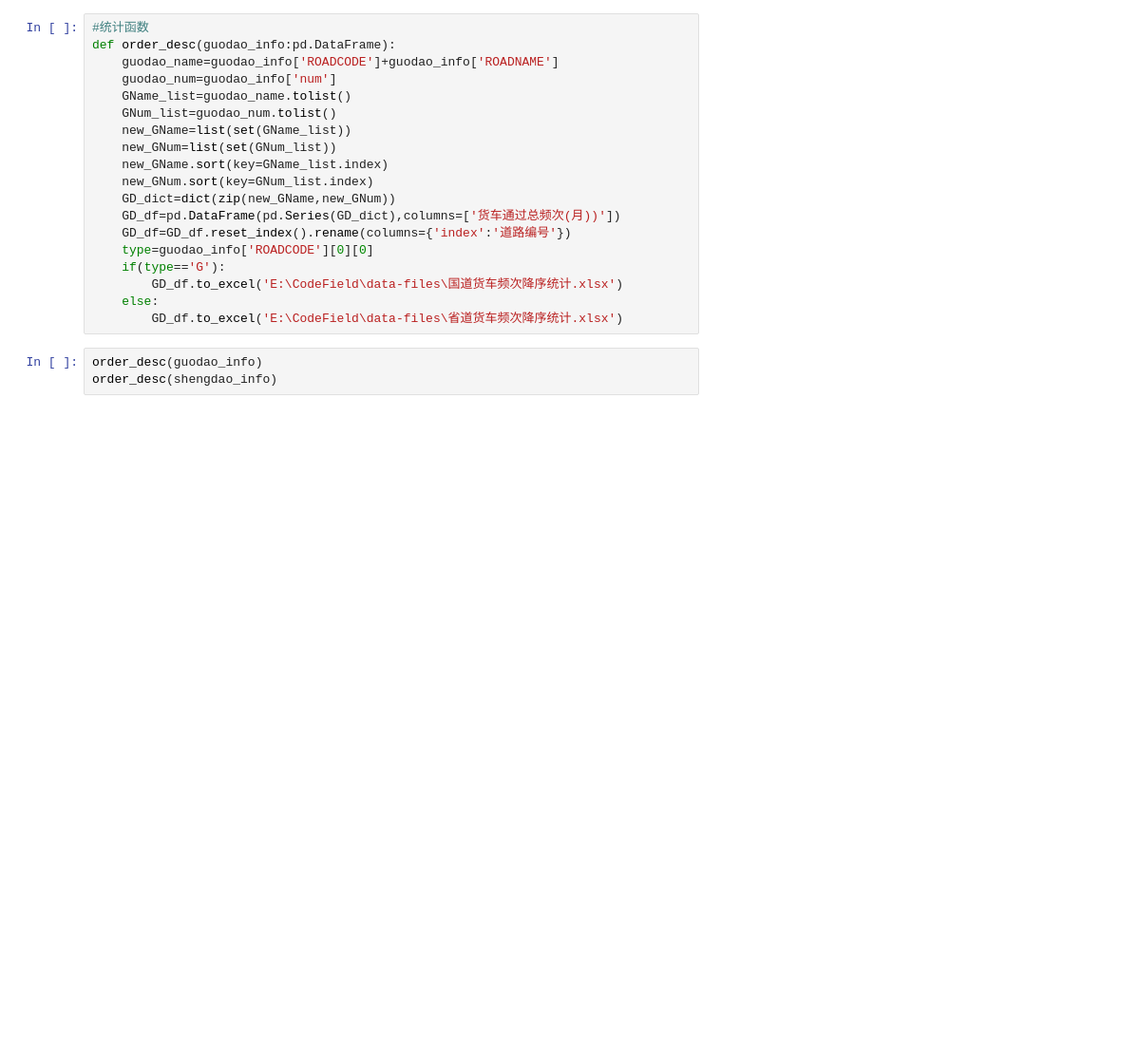
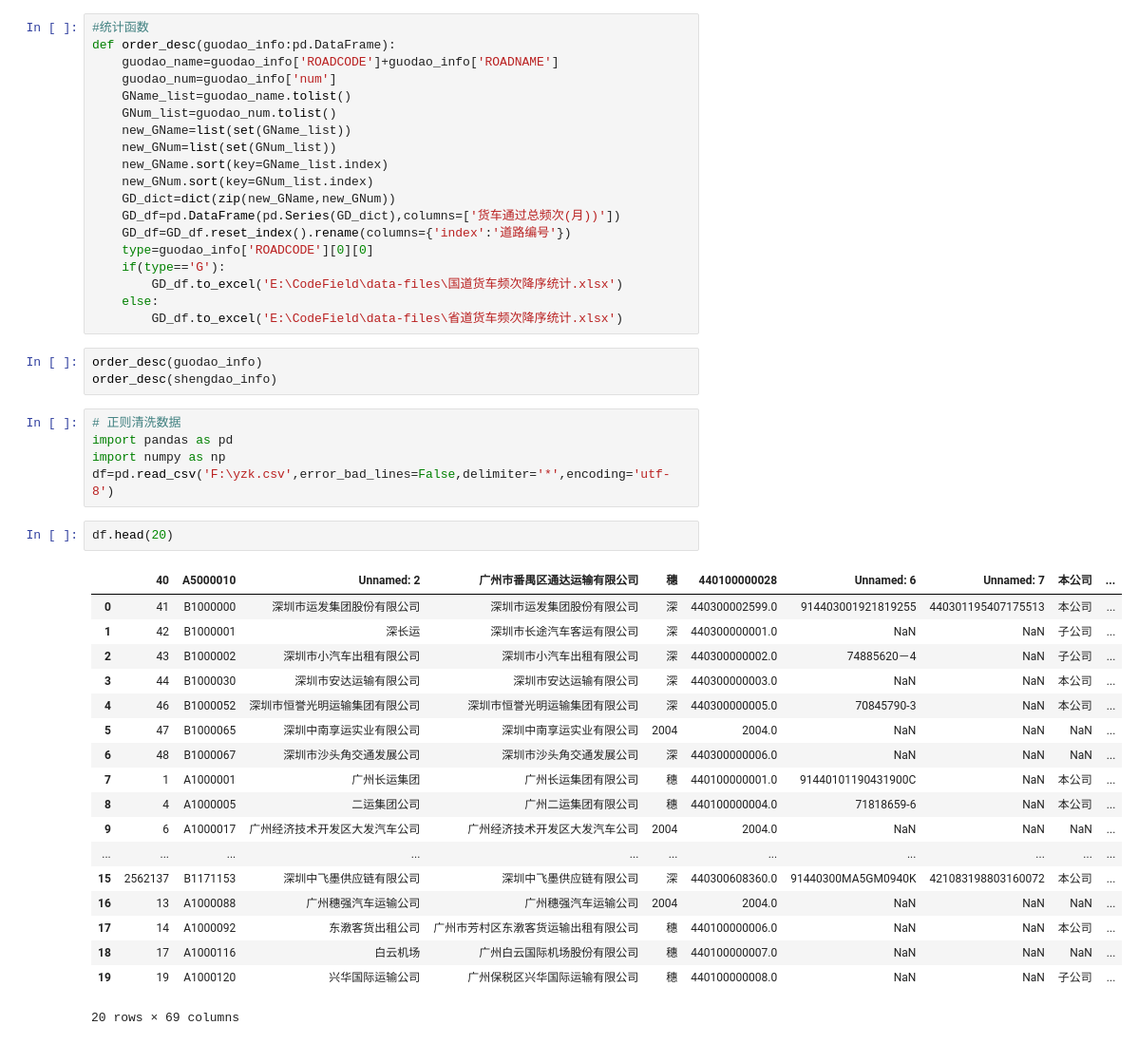
Before and after one commit to uncle-leeeeee/Learning-for-PY, a Jupyter notebook: Oracle数据分析.ipynb, the cells around one changed output. Shown at 95% size. Cells and saved outputs as stored; diff of their text form; blank space fills up the shorter version.

```diff
--- a/Oracle数据分析.ipynb
+++ b/Oracle数据分析.ipynb
@@ -549,3 +655,29 @@ def order_desc(guodao_info:pd.DataFrame):
 # %%
 order_desc(guodao_info)
 order_desc(shengdao_info)
+# %%
+# 正则清洗数据
+import pandas as pd
+import numpy as np
+df=pd.read_csv('F:\yzk.csv',error_bad_lines=False,delimiter='*',encoding='utf-8')
+# %%
+df.head(20)
+# %% [output]
+|  | 40 | A5000010 | Unnamed: 2 | 广州市番禺区通达运输有限公司 | 穗 | 440100000028 | Unnamed: 6 | Unnamed: 7 | 本公司 | ... |
+| 0 | 41 | B1000000 | 深圳市运发集团股份有限公司 | 深圳市运发集团股份有限公司 | 深 | 440300002599.0 | 914403001921819255 | 440301195407175513 | 本公司 | ... |
+| 1 | 42 | B1000001 | 深长运 | 深圳市长途汽车客运有限公司 | 深 | 440300000001.0 | NaN | NaN | 子公司 | ... |
+| 2 | 43 | B1000002 | 深圳市小汽车出租有限公司 | 深圳市小汽车出租有限公司 | 深 | 440300000002.0 | 74885620－4 | NaN | 子公司 | ... |
+| 3 | 44 | B1000030 | 深圳市安达运输有限公司 | 深圳市安达运输有限公司 | 深 | 440300000003.0 | NaN | NaN | 本公司 | ... |
+| 4 | 46 | B1000052 | 深圳市恒誉光明运输集团有限公司 | 深圳市恒誉光明运输集团有限公司 | 深 | 440300000005.0 | 70845790-3 | NaN | 本公司 | ... |
+| 5 | 47 | B1000065 | 深圳中南享运实业有限公司 | 深圳中南享运实业有限公司 | 2004 | 2004.0 | NaN | NaN | NaN | ... |
+| 6 | 48 | B1000067 | 深圳市沙头角交通发展公司 | 深圳市沙头角交通发展公司 | 深 | 440300000006.0 | NaN | NaN | NaN | ... |
+| 7 | 1 | A1000001 | 广州长运集团 | 广州长运集团有限公司 | 穗 | 440100000001.0 | 91440101190431900C | NaN | 本公司 | ... |
+| 8 | 4 | A1000005 | 二运集团公司 | 广州二运集团有限公司 | 穗 | 440100000004.0 | 71818659-6 | NaN | 本公司 | ... |
+| 9 | 6 | A1000017 | 广州经济技术开发区大发汽车公司 | 广州经济技术开发区大发汽车公司 | 2004 | 2004.0 | NaN | NaN | NaN | ... |
+| ... | ... | ... | ... | ... | ... | ... | ... | ... | ... | ... |
+| 15 | 2562137 | B1171153 | 深圳中飞墨供应链有限公司 | 深圳中飞墨供应链有限公司 | 深 | 440300608360.0 | 91440300MA5GM0940K | 421083198803160072 | 本公司 | ... |
+| 16 | 13 | A1000088 | 广州穗强汽车运输公司 | 广州穗强汽车运输公司 | 2004 | 2004.0 | NaN | NaN | NaN | ... |
+| 17 | 14 | A1000092 | 东漖客货出租公司 | 广州市芳村区东漖客货运输出租有限公司 | 穗 | 440100000006.0 | NaN | NaN | 本公司 | ... |
+| 18 | 17 | A1000116 | 白云机场 | 广州白云国际机场股份有限公司 | 穗 | 440100000007.0 | NaN | NaN | NaN | ... |
+| 19 | 19 | A1000120 | 兴华国际运输公司 | 广州保税区兴华国际运输有限公司 | 穗 | 440100000008.0 | NaN | NaN | 子公司 | ... |
+20 rows × 69 columns
```
Also changed, not shown: parts of 12 cells of this notebook, 13 other files.
